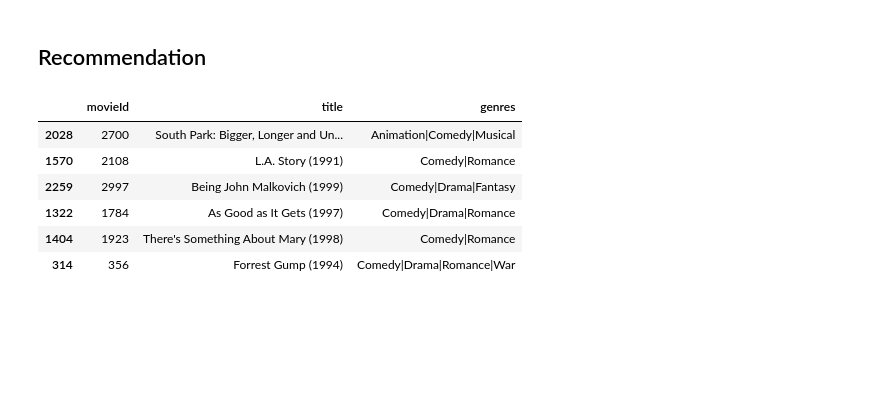
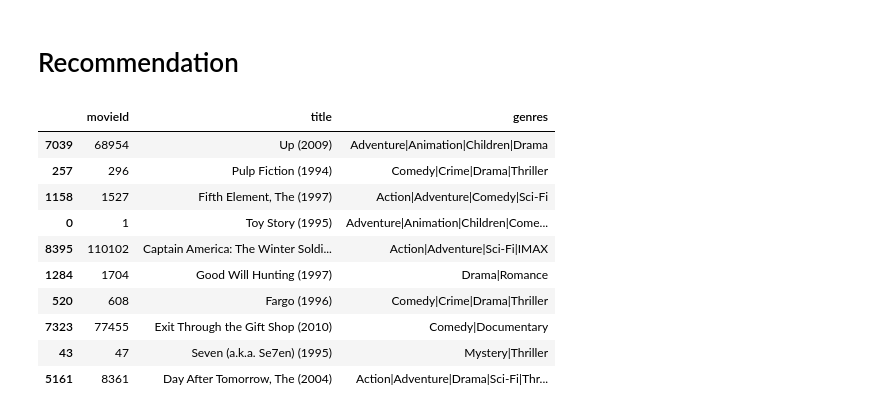
Before and after one commit to mjclm/recommendation-pytorch, a Jupyter notebook: Recommender_dataPreparation.ipynb, the cells around one changed output. Cells and saved outputs as stored; diff of their text form; code cells hidden in the pictures; blank space fills up the shorter version.

```diff
--- a/Recommender_dataPreparation.ipynb
+++ b/Recommender_dataPreparation.ipynb
@@ -360,5 +348,5 @@ sum((nn.Sigmoid()(R(*args))).round()).item() / total
 # %% [markdown]
-## Recommendation
+# Recommendation
 # %%
 def reco(user):
     movieid_list = list(ratings_df.movieId.unique())
@@ -385,13 +373,17 @@ a['score'] = score_reco.detach().numpy()
 set_u = [imdb2id[movie_list[i]] for i in list(ratings_df[ratings_df.userId == user].movieId)]
 u_movies = movies_df.query("movieId in @set_u")
 # %%
-u_movies.sample(6)
+u_movies.sample(10)
 # %% [output]
 |  | movieId | title | genres |
-| 2028 | 2700 | South Park: Bigger, Longer and Un... | Animation|Comedy|Musical |
-| 1570 | 2108 | L.A. Story (1991) | Comedy|Romance |
-| 2259 | 2997 | Being John Malkovich (1999) | Comedy|Drama|Fantasy |
-| 1322 | 1784 | As Good as It Gets (1997) | Comedy|Drama|Romance |
-| 1404 | 1923 | There's Something About Mary (1998) | Comedy|Romance |
-| 314 | 356 | Forrest Gump (1994) | Comedy|Drama|Romance|War |
+| 7039 | 68954 | Up (2009) | Adventure|Animation|Children|Drama |
+| 257 | 296 | Pulp Fiction (1994) | Comedy|Crime|Drama|Thriller |
+| 1158 | 1527 | Fifth Element, The (1997) | Action|Adventure|Comedy|Sci-Fi |
+| 0 | 1 | Toy Story (1995) | Adventure|Animation|Children|Come... |
+| 8395 | 110102 | Captain America: The Winter Soldi... | Action|Adventure|Sci-Fi|IMAX |
+| 1284 | 1704 | Good Will Hunting (1997) | Drama|Romance |
+| 520 | 608 | Fargo (1996) | Comedy|Crime|Drama|Thriller |
+| 7323 | 77455 | Exit Through the Gift Shop (2010) | Comedy|Documentary |
+| 43 | 47 | Seven (a.k.a. Se7en) (1995) | Mystery|Thriller |
+| 5161 | 8361 | Day After Tomorrow, The (2004) | Action|Adventure|Drama|Sci-Fi|Thr... |
 # %%
```
Also changed, not shown: parts of 40 cells of this notebook.
